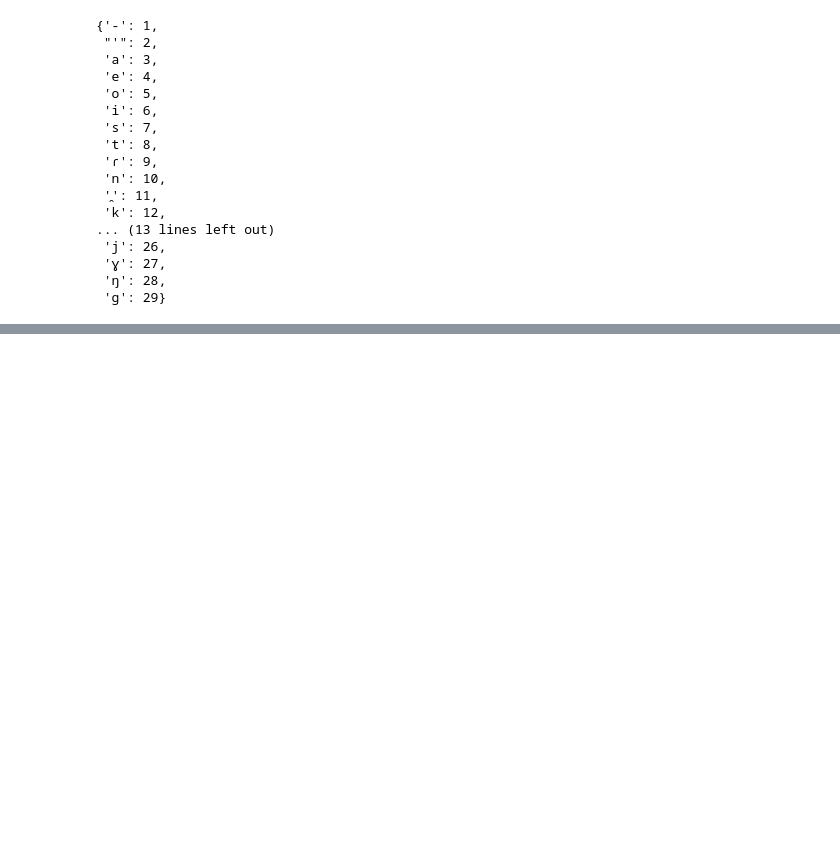
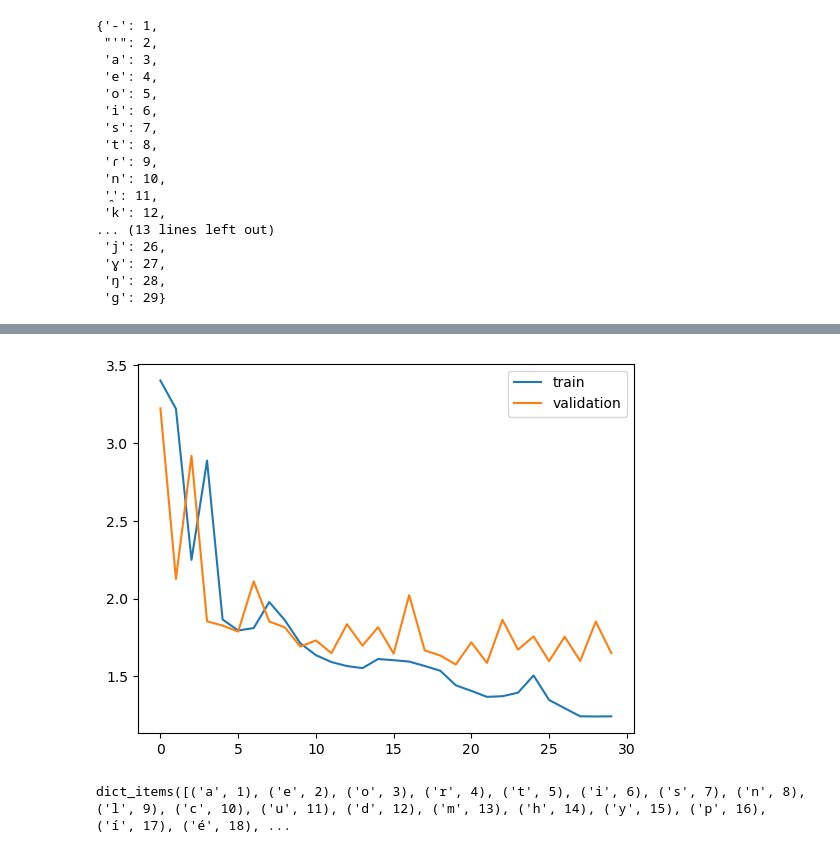
Before and after one commit to djdebonis/ipa_translate, a Jupyter notebook: to_ipa.ipynb, the cells around one changed output, grey strips where cells are left out. Drawn from its saved outputs; the diff is of its cells as text; code cells hidden in the pictures; blank space fills up the shorter version.

Commit message:
built model, still need to reverse map predictions

```diff
--- a/to_ipa.ipynb
+++ b/to_ipa.ipynb
@@ -221,0 +250,23 @@ ipa_tokenizer.word_index
+# %%
+# build NMT model
+def define_model(in_vocab,out_vocab, in_timesteps,out_timesteps,units):
+      model = Sequential()
+      model.add(Embedding(in_vocab, units, input_length=in_timesteps, mask_zero=True))
+      model.add(LSTM(units))
+      model.add(RepeatVector(out_timesteps))
+      model.add(LSTM(units, return_sequences=True))
+      model.add(Dense(out_vocab, activation='softmax'))
+      return model
+# %%
+# model compilation
+model = define_model(span_orth_vocab_size, ipa_vocab_size, span_length, ipa_length, 512)
+rms = optimizers.RMSprop(learning_rate=0.001)
+model.compile(optimizer=rms, loss='sparse_categorical_crossentropy')
+# %%
+filename = 'model.h1.24_jan_19'
+checkpoint = ModelCheckpoint(filename, monitor='val_loss', verbose=1, save_best_only=True, mode='min')
+# %%
+# train model
+history = model.fit(trainX, trainY.reshape(trainY.shape[0], trainY.shape[1], 1),
+                    epochs=30, batch_size=512, validation_split = 0.2,callbacks=[checkpoint],
+                    verbose=1)
@@ -221,0 +295,11 @@ ipa_tokenizer.word_index
+# %%
+plt.plot(history.history['loss'])
+plt.plot(history.history['val_loss'])
+plt.legend(['train','validation'])
+plt.show()
+# %% [output]
+[figure, added]
+# %%
+span_orth_tokenizer.word_index.items()
+# %% [output]
+dict_items([('a', 1), ('e', 2), ('o', 3), ('r', 4), ('t', 5), ('i', 6), ('s', 7), ('n', 8), ('l', 9), ('c', 10), ('u', 11), ('d', 12), ('m', 13), ('h', 14), ('y', 15), ('p', 16), ('í', 17), ('é', 18), ...
```
Also changed, not shown: parts of 12 cells of this notebook.
